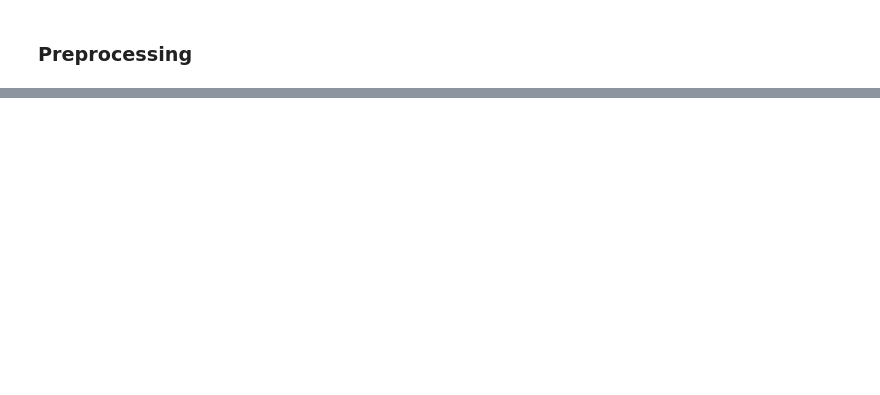
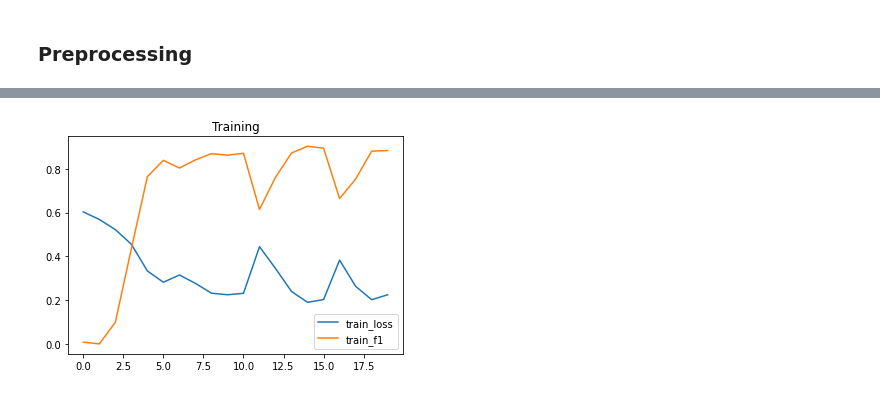
Before and after one commit to THCtw/Exercises, a Jupyter notebook: Artificial Intelligence/competitions/untitled/nbs/RNN-LSTM.ipynb, the cells around one changed output, grey strips where cells are left out. Saved outputs shown, nothing was run; the diff lists cells and outputs as text; code cells hidden in the pictures; blank space fills up the shorter version.

Commit message:
Update RNN-LSTM

```diff
--- a/Artificial Intelligence/competitions/untitled/nbs/RNN-LSTM.ipynb
+++ b/Artificial Intelligence/competitions/untitled/nbs/RNN-LSTM.ipynb
@@ -59,0 +81,2 @@ len(document)
+# %%
+news, labels = load_data(crawled_data_path=DATA_PATH, original_data_path=RAW_DATA_PATH)
@@ -59,0 +95,3 @@ len(document)
+# %%
+news = word_seg(news)
+print(news[0])
@@ -59,0 +274,11 @@ len(document)
+# %%
+# Get information from dataset
+
+count_aml=0
+for i in train_dataset.label:
+    if i == 1:
+        count_aml+=1
+
+print("Number of training data: {}".format(len(train_dataset.label) - count_aml))
+print("Number of AML related news: {}".format(count_aml))
+print("Percent of AML related news: {:.2f}%".format((count_aml)/len(train_dataset.label)*100))
@@ -65,0 +428,19 @@ import torch
+# %%
+# Ref: HW4 in the course ML2020 by Hung-yi Lee in NTU.
+
+# Checking if gpu is availible.
+device = torch.device("cuda" if torch.cuda.is_available() else "cpu")
+
+# Defining hyper-parameters
+epoch = 20
+lr = 0.001
+
+fix_embedding = True # Fixing embedding during training
+model_dir = os.getcwd() # Model directory for checkpoint model
+
+# Creating model
+model = LSTM_Net(embedding, embedding_dim=250, hidden_dim=150, num_layers=1, dropout=0.5, fix_embedding=fix_embedding)
+model = model.to(device)
+
+# Starting training
+train_loss, train_f1, val_loss, val_f1 = training(batch_size, epoch, lr, model_dir, train_loader, val_loader, model, device)
@@ -65,0 +480,11 @@ import torch
+# %%
+%matplotlib inline
+import matplotlib.pyplot as plt
+
+plt.title("Training")
+plt.plot(train_loss, label='train_loss')
+plt.plot(train_f1, label='train_f1')
+plt.legend(loc='best')
+plt.show()
+# %% [output]
+[figure, added]
```
Also changed, not shown: parts of 35 cells of this notebook, 3 other files.
